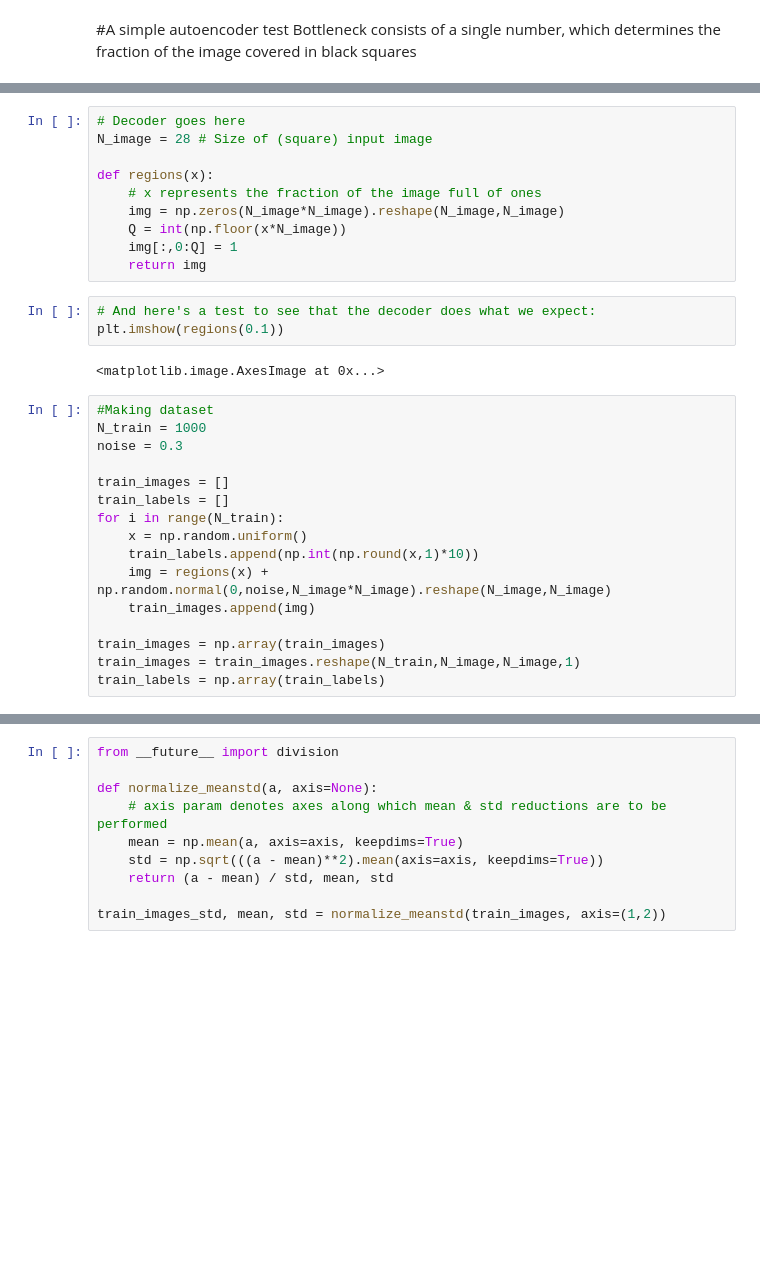
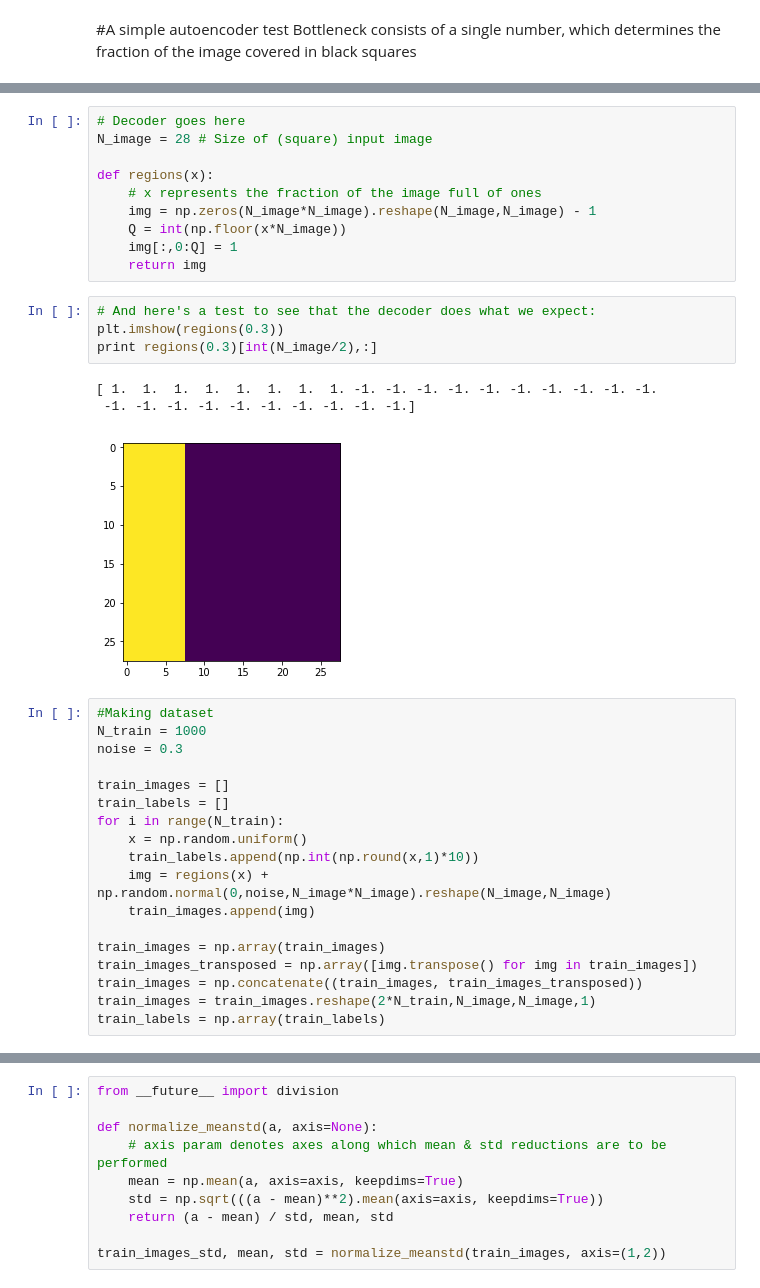
Before and after one commit to tanmoylaskar/ML, a Jupyter notebook: PyML/autoencoder_1.ipynb, the cells around one changed output, grey strips where cells are left out. Drawn from its saved outputs; the diff is of its cells as text; blank space fills up the shorter version.

```diff
--- a/PyML/autoencoder_1.ipynb
+++ b/PyML/autoencoder_1.ipynb
@@ -17,15 +14,18 @@ N_image = 28 # Size of (square) input image
 
 def regions(x):
     # x represents the fraction of the image full of ones
-    img = np.zeros(N_image*N_image).reshape(N_image,N_image)
+    img = np.zeros(N_image*N_image).reshape(N_image,N_image) - 1
     Q = int(np.floor(x*N_image))
     img[:,0:Q] = 1
     return img
 # %%
 # And here's a test to see that the decoder does what we expect:
-plt.imshow(regions(0.1))
+plt.imshow(regions(0.3))
+print regions(0.3)[int(N_image/2),:]
 # %% [output]
-<matplotlib.image.AxesImage at 0x...>
+[ 1.  1.  1.  1.  1.  1.  1.  1. -1. -1. -1. -1. -1. -1. -1. -1. -1. -1.
+ -1. -1. -1. -1. -1. -1. -1. -1. -1. -1.]
+[figure, added]
 # %%
 #Making dataset
 N_train = 1000
@@ -40,5 +40,7 @@ for i in range(N_train):
     train_images.append(img)
 
 train_images = np.array(train_images)
-train_images = train_images.reshape(N_train,N_image,N_image,1)
+train_images_transposed = np.array([img.transpose() for img in train_images])
+train_images = np.concatenate((train_images, train_images_transposed))
+train_images = train_images.reshape(2*N_train,N_image,N_image,1)
 train_labels = np.array(train_labels)
```
Also changed, not shown: parts of 14 cells of this notebook.
